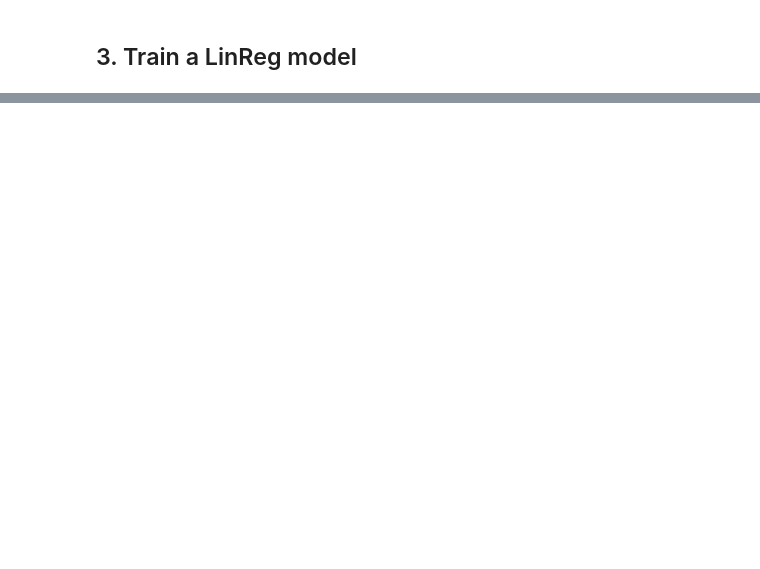
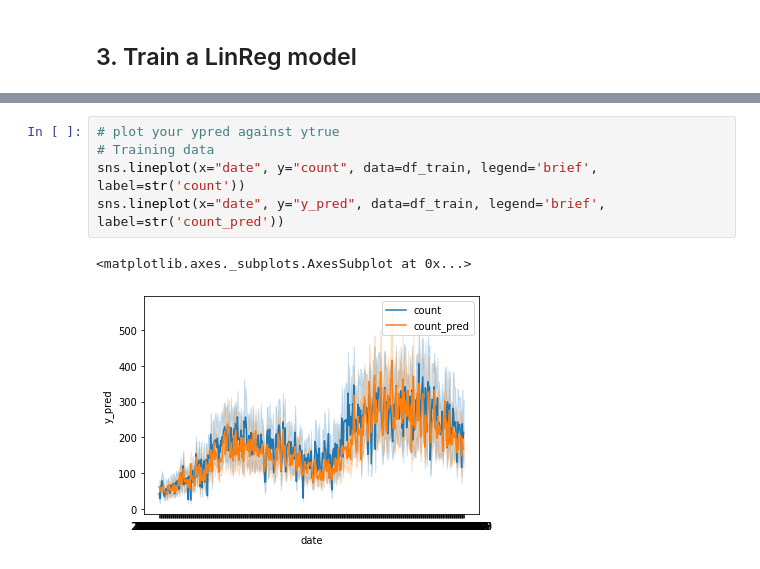
Before and after one commit to SabFrAlphin/first_projects, a Jupyter notebook: 03_Project_bike/bike_machine_learning.ipynb, the cells around one changed output, grey strips where cells are left out. Cells and saved outputs as stored; diff of their text form; blank space fills up the shorter version.

```diff
--- a/03_Project_bike/bike_machine_learning.ipynb
+++ b/03_Project_bike/bike_machine_learning.ipynb
@@ -281,0 +401,8 @@ jarque_bera(df_train['residuals'])
+# %%
+# plot your ypred against ytrue
+# Training data
+sns.lineplot(x="date", y="count", data=df_train, legend='brief', label=str('count'))
+sns.lineplot(x="date", y="y_pred", data=df_train, legend='brief', label=str('count_pred'))
+# %% [output]
+<matplotlib.axes._subplots.AxesSubplot at 0x...>
+[figure, added]
```
Also changed, not shown: parts of 49 cells of this notebook, 1 other file.
